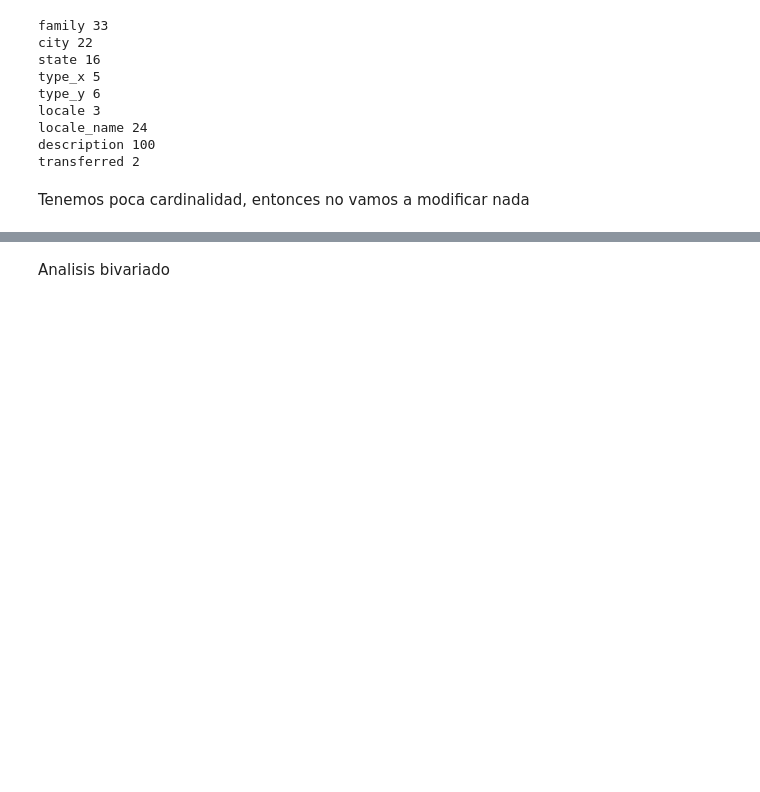
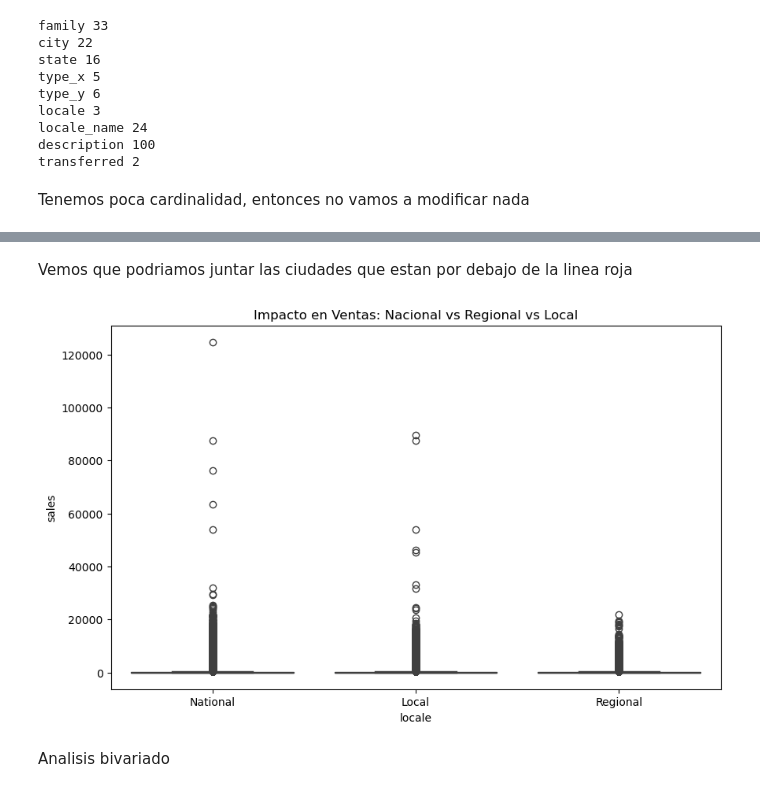
Before and after one commit to yiyinZhou/trabajo_final_PML, a Jupyter notebook: EDA.ipynb, the cells around one changed output, grey strips where cells are left out. Saved outputs shown, nothing was run; the diff lists cells and outputs as text; code cells hidden in the pictures; blank space fills up the shorter version.

```diff
--- a/EDA.ipynb
+++ b/EDA.ipynb
@@ -446,3 +510,15 @@ Tenemos poca cardinalidad, entonces no vamos a modificar nada
+# %% [markdown]
+Vemos que podriamos juntar las ciudades que estan por debajo de la linea roja
+# %%
+# Filtrar solo los días que son feriados (donde locale no es nulo)
+df_holidays = df_train[df_train['locale'].notnull()]
+
+plt.figure(figsize=(10,6))
+sns.boxplot(x='locale', y='sales', data=df_holidays)
+plt.title('Impacto en Ventas: Nacional vs Regional vs Local')
+plt.show()
+# %% [output]
+[figure, added]
 # %% [markdown]
 Analisis bivariado
 # %%
```
Also changed, not shown: parts of 7 cells of this notebook.
